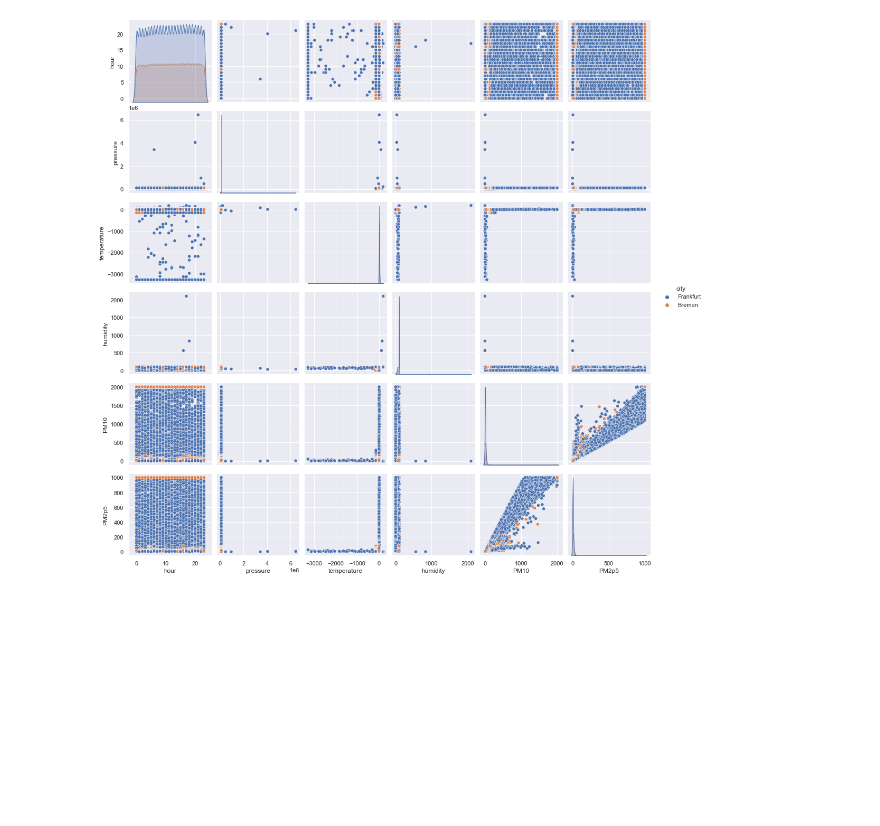
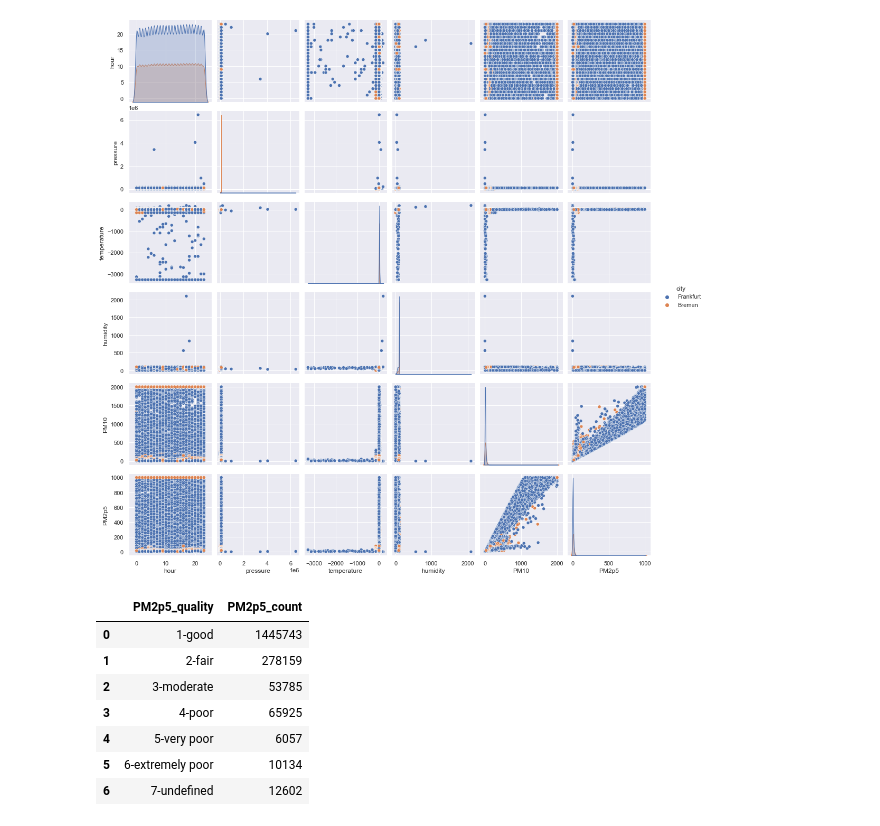
Before and after one commit to j-herbig/air-pollution, a Jupyter notebook: notebooks/EDA_Kirsten.ipynb, the cells around one changed output. Saved outputs shown, nothing was run; the diff lists cells and outputs as text; code cells hidden in the pictures; blank space fills up the shorter version.

```diff
--- a/notebooks/EDA_Kirsten.ipynb
+++ b/notebooks/EDA_Kirsten.ipynb
@@ -251,0 +304,16 @@ sns.pairplot(data=df_sc[columns_plot], hue='city');
+# %%
+pm2p5_quality_count = pd.DataFrame(df_sc.iloc[:,16:17].value_counts()).sort_values('PM2p5_quality', ascending=True).reset_index()
+pm10_quality_count = pd.DataFrame(df_sc.iloc[:,17:18].value_counts()).sort_values('PM10_quality', ascending=True).reset_index()
+pm10_quality_count.columns = ['PM10_quality', 'PM10_count']
+pm10_quality_count
+pm2p5_quality_count.columns = ['PM2p5_quality', 'PM2p5_count']
+pm2p5_quality_count
+# %% [output]
+|  | PM2p5_quality | PM2p5_count |
+| 0 | 1-good | 1445743 |
+| 1 | 2-fair | 278159 |
+| 2 | 3-moderate | 53785 |
+| 3 | 4-poor | 65925 |
+| 4 | 5-very poor | 6057 |
+| 5 | 6-extremely poor | 10134 |
+| 6 | 7-undefined | 12602 |
```
Also changed, not shown: parts of 12 cells of this notebook.
